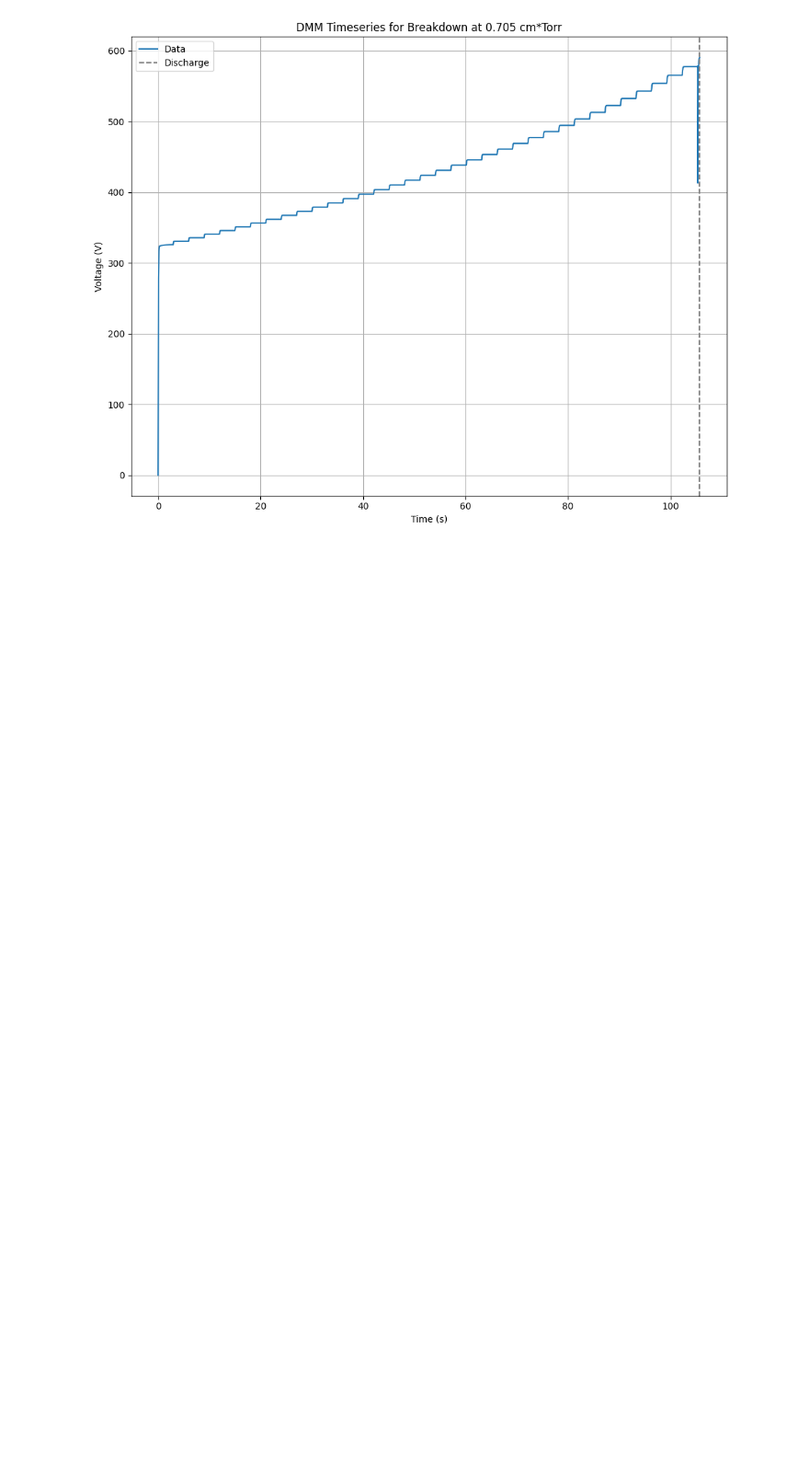
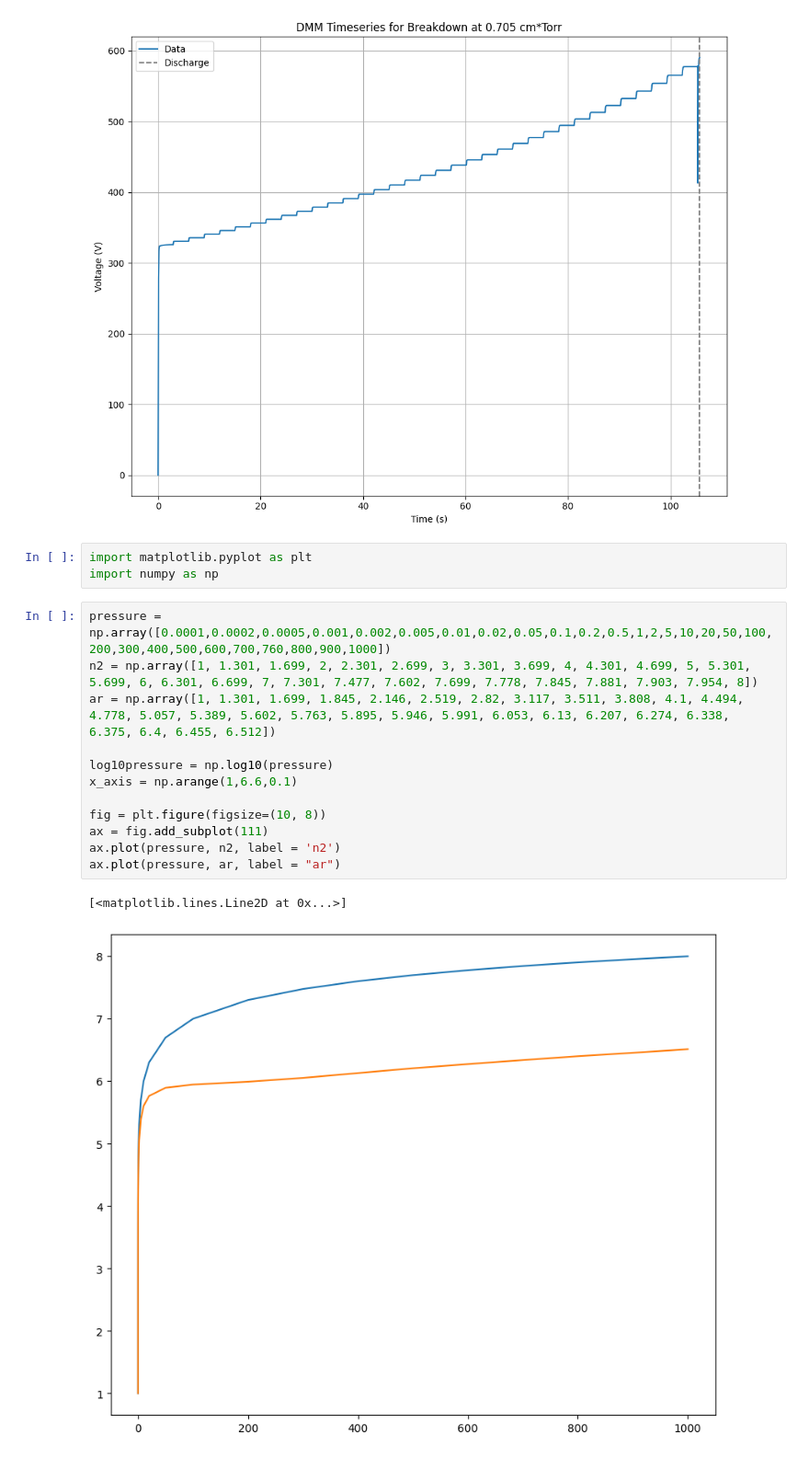
Before and after one commit to s-gerow/SAIL-Plasma, a Jupyter notebook: BeAMED/Test Scripts/playground.ipynb, the cells around one changed output. Shown at 92% size. Cells and saved outputs as stored; diff of their text form; blank space fills up the shorter version.

```diff
--- a/BeAMED/Test Scripts/playground.ipynb
+++ b/BeAMED/Test Scripts/playground.ipynb
@@ -592,3 +592,21 @@ plt.tight_layout()
 plt.show()
 # %% [output]
 [figure]
+# %%
+import matplotlib.pyplot as plt
+import numpy as np
+# %%
+pressure = np.array([0.0001,0.0002,0.0005,0.001,0.002,0.005,0.01,0.02,0.05,0.1,0.2,0.5,1,2,5,10,20,50,100,200,300,400,500,600,700,760,800,900,1000])
+n2 = np.array([1, 1.301, 1.699, 2, 2.301, 2.699, 3, 3.301, 3.699, 4, 4.301, 4.699, 5, 5.301, 5.699, 6, 6.301, 6.699, 7, 7.301, 7.477, 7.602, 7.699, 7.778, 7.845, 7.881, 7.903, 7.954, 8])
+ar = np.array([1, 1.301, 1.699, 1.845, 2.146, 2.519, 2.82, 3.117, 3.511, 3.808, 4.1, 4.494, 4.778, 5.057, 5.389, 5.602, 5.763, 5.895, 5.946, 5.991, 6.053, 6.13, 6.207, 6.274, 6.338, 6.375, 6.4, 6.455, 6.512])
+
+log10pressure = np.log10(pressure)
+x_axis = np.arange(1,6.6,0.1)
+
+fig = plt.figure(figsize=(10, 8))
+ax = fig.add_subplot(111)
+ax.plot(pressure, n2, label = 'n2')
+ax.plot(pressure, ar, label = "ar")
+# %% [output]
+[<matplotlib.lines.Line2D at 0x...>]
+[figure, added]
```
Also changed, not shown: parts of 1 cell of this notebook, 4 other files.
